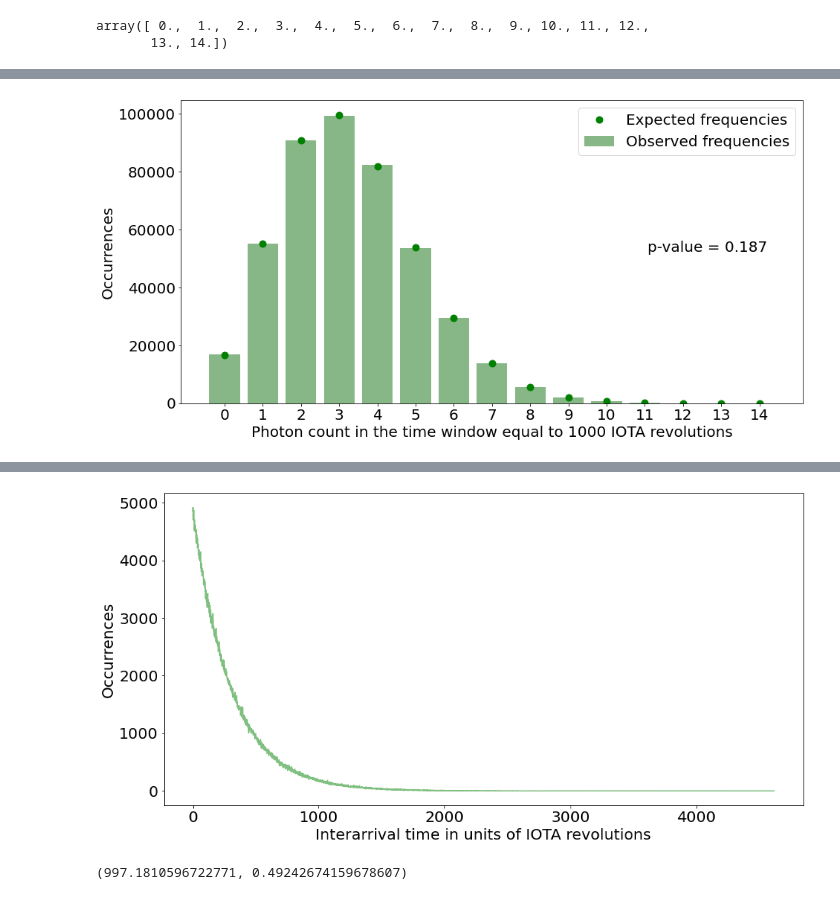
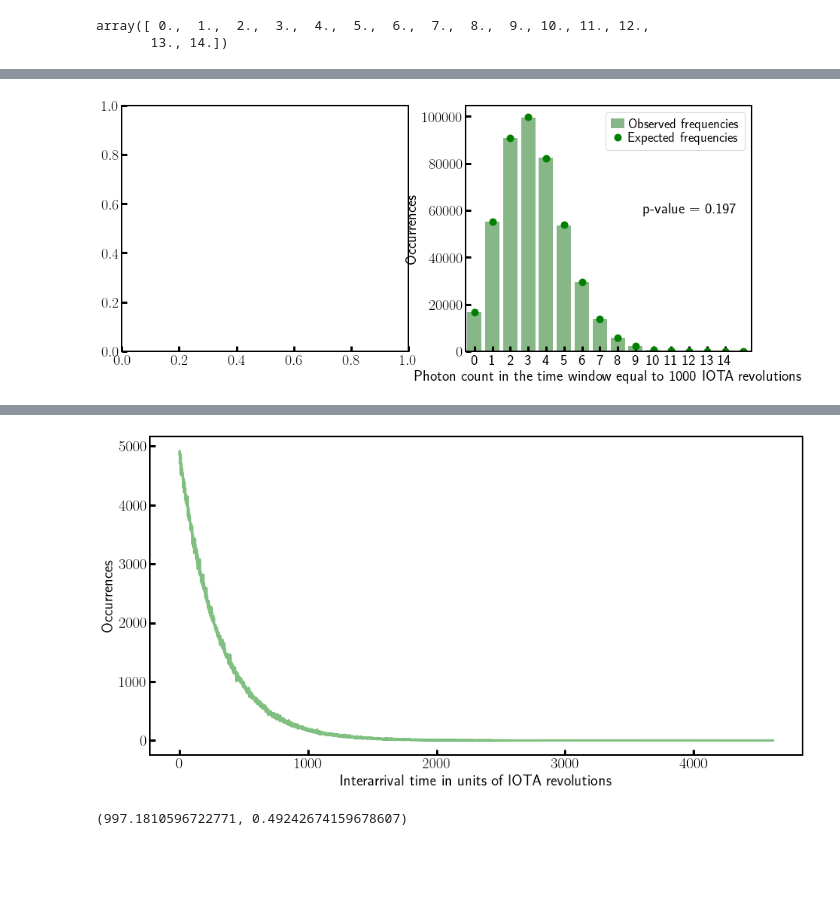
Before and after one commit to IharLobach/ursse, a Jupyter notebook: analyzing_collected_data/shifts/shift_02_28_2020/statistical_analyzis_03_05_2020.ipynb, the cells around one changed output, grey strips where cells are left out. Saved outputs shown, nothing was run; the diff lists cells and outputs as text; code cells hidden in the pictures; blank space fills up the shorter version.

Commit message:
photostatistics figure for jinst

```diff
--- a/analyzing_collected_data/shifts/shift_02_28_2020/statistical_analyzis_03_05_2020.ipynb
+++ b/analyzing_collected_data/shifts/shift_02_28_2020/statistical_analyzis_03_05_2020.ipynb
@@ -103,0 +107,3 @@ from scipy.special import binom
+# %%
+occurrences_exp = tot_counts * binom.pmf(np.arange(1000), 1000 , p)
+plt.plot(occurrences_exp)
@@ -104,2 +113,2 @@ from scipy.special import binom
 # %%
-occurrences_exp = tot_counts*binom(time_window_revolutions, counts_arr)*p**counts_arr*(1-p)**(time_window_revolutions-counts_arr)
+# occurrences_exp_old = tot_counts*binom(time_window_revolutions, counts_arr)*p**counts_arr*(1-p)**(time_window_revolutions-counts_arr)
@@ -108,16 +126,25 @@ statistic, pvalue = chisquare(occurrences, f_exp=occurrences_exp, ddof=2)
 # %%
-fig, ax = plt.subplots()
-sns.barplot(np.arange(counts_min, counts_max, dtype=int), occurrences, color='g', alpha=0.5, ax=ax,
+from ursse.path_assistant import get_plot_style_sheet
+plt.style.use(get_plot_style_sheet("jinst"))
+subtitlepos = 0.95, 0.55
+fig, axs = plt.subplots(1,2,figsize=(15,6))
+ax0, ax1 = axs
+sns.barplot(np.arange(counts_min, counts_max, dtype=int), occurrences, color='g', alpha=0.5, ax=ax1,
            label='Observed frequencies')
-ax.plot(np.arange(counts_min, counts_max, dtype=int), occurrences_exp, 'go', markersize=9,
+ax1.plot(np.arange(1000), occurrences_exp, 'go', markersize=9,
                 label='Expected frequencies')
-ax.set_ylabel('Occurrences')
-ax.set_xlabel(f'Photon count in the time window equal to {time_window_revolutions} IOTA revolutions')
-ax.text(0.75,0.5,f'p-value = {pvalue:.3f}',transform=ax.transAxes)
-ax.legend()
-plt.show()
+ax1.set_ylabel('Occurrences')
+ax1.set_xlabel(f'Photon count in the time window equal to {time_window_revolutions} IOTA revolutions')
+ax1.text(*subtitlepos,f'p-value = {pvalue:.3f}',transform=ax1.transAxes,
+         va='bottom', ha='right')
+ax1.set_xlim(-0.5+counts_min, counts_max+0.5)
+handles, labels = ax1.get_legend_handles_labels()
+order = [1, 0]
+ax1.legend([handles[idx] for idx in order],[labels[idx] for idx in order])
+fig.subplots_adjust(hspace=0.15)
+# plt.show()
 # %% [output]
-[figure, old version]
+[figure, new version]
 # %%
 inter_arrival_times = df0.diff()['revolution'].dropna().astype(int).values
 # %%
@@ -143,7 +170,7 @@ ax.set_ylabel('Occurrences')
 ax.set_xlabel(f'Interarrival time in units of IOTA revolutions')
 plt.show()
 # %% [output]
-[figure, old version]
+[figure, new version]
 # %%
 times = res_df['inter_arrival_time_revolutions']+1
 obs = res_df['occurences']
```
Also changed, not shown: parts of 9 cells of this notebook, 6 other files.
